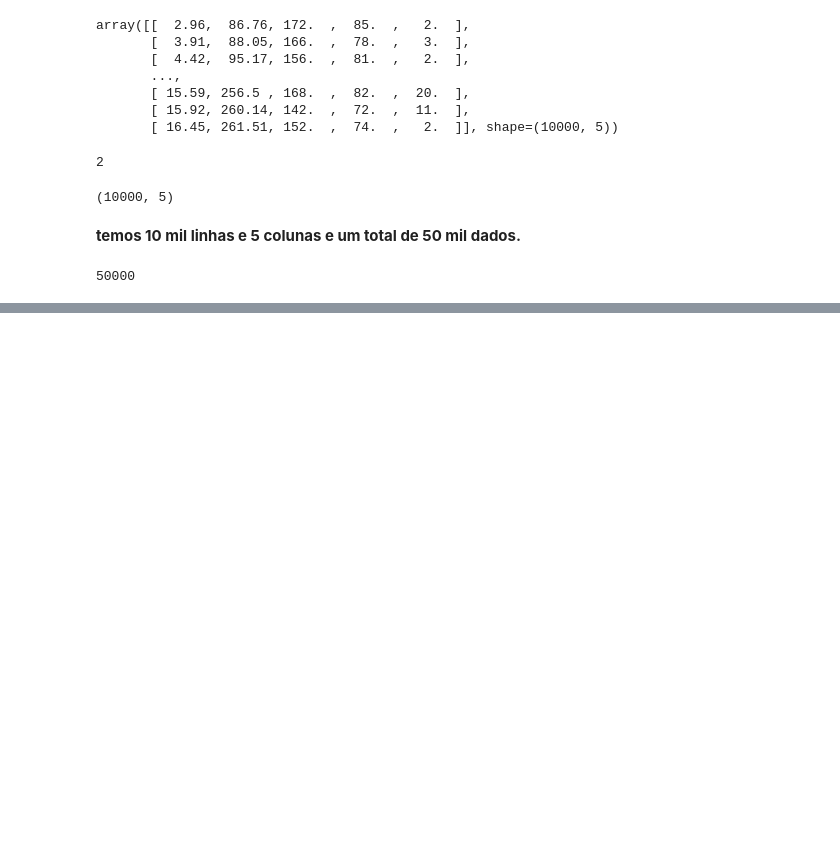
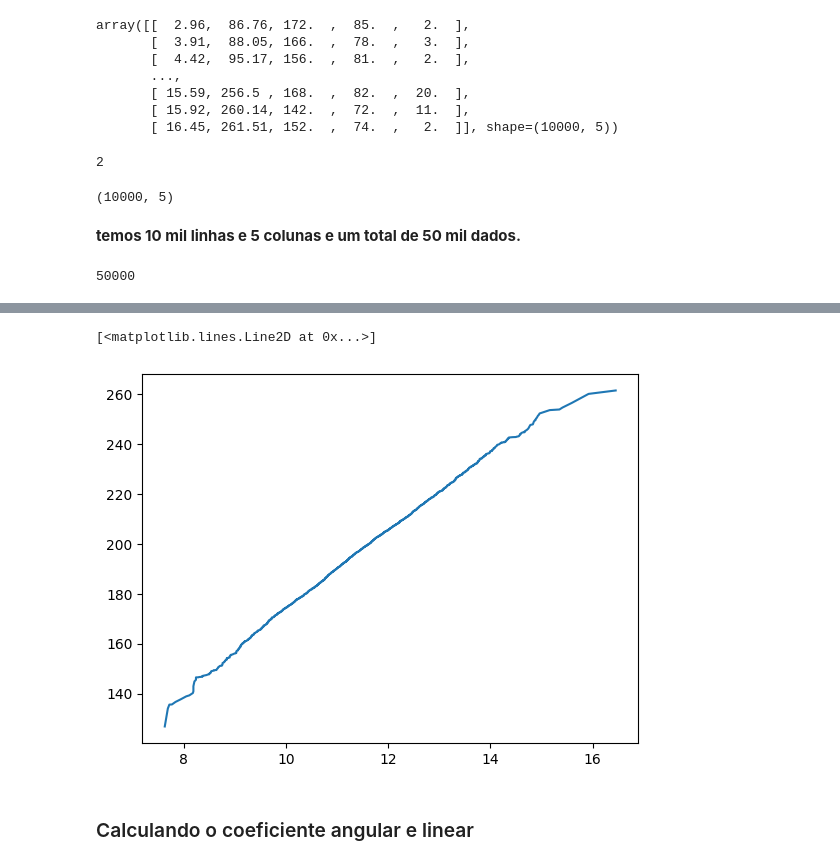
Before and after one commit to sarasantosdev/desafios_numpy, a Jupyter notebook: desafios_numpy.ipynb, the cells around one changed output, grey strips where cells are left out. Drawn from its saved outputs; the diff is of its cells as text; code cells hidden in the pictures; blank space fills up the shorter version.

```diff
--- a/desafios_numpy.ipynb
+++ b/desafios_numpy.ipynb
@@ -30,0 +43,7 @@ dado.size
+# %%
+plt.plot(grap_diam,grap_peso)
+# %% [output]
+[<matplotlib.lines.Line2D at 0x...>]
+[figure, added]
+# %% [markdown]
+### Calculando o coeficiente angular e linear
```
Also changed, not shown: parts of 3 cells of this notebook.
